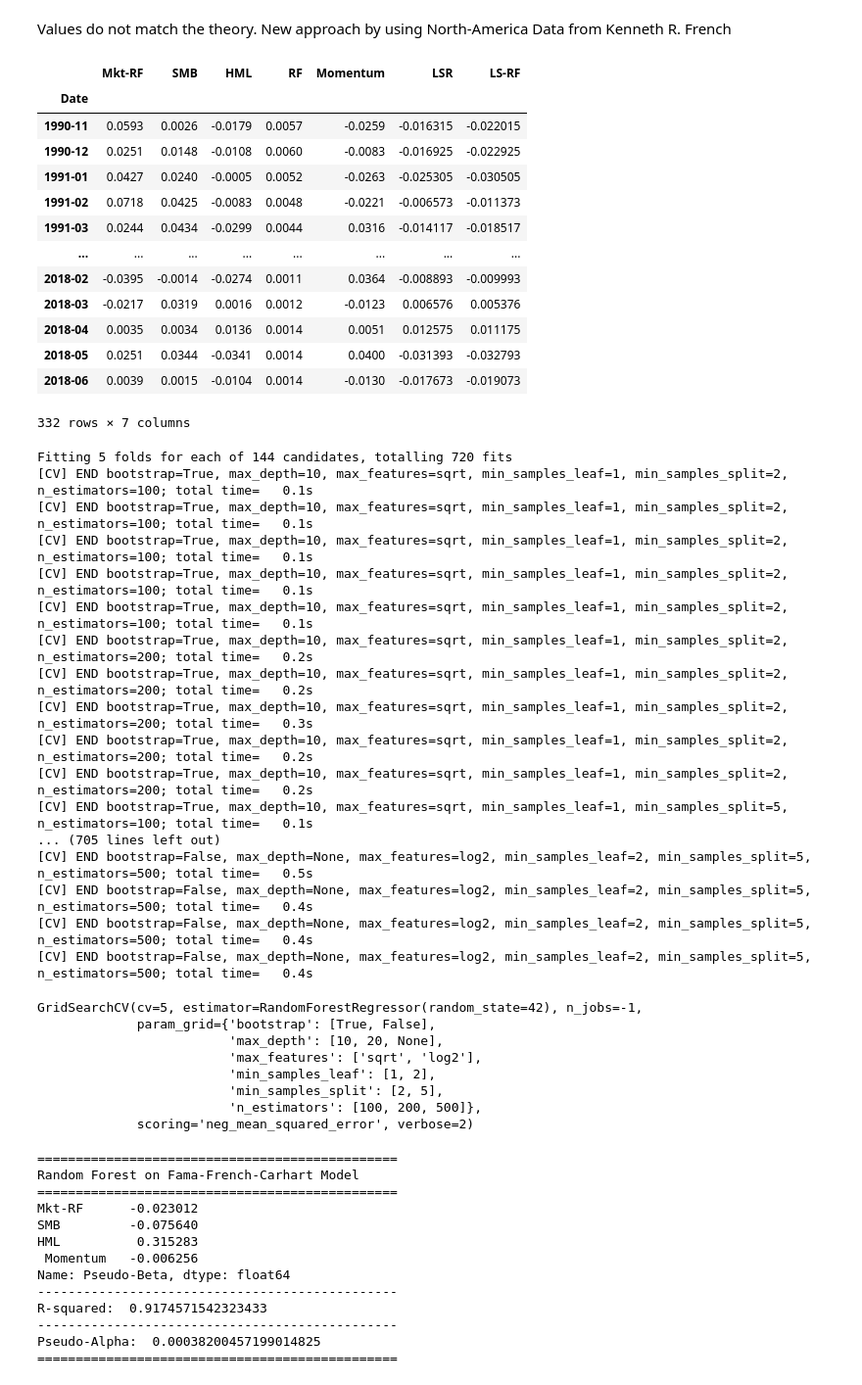
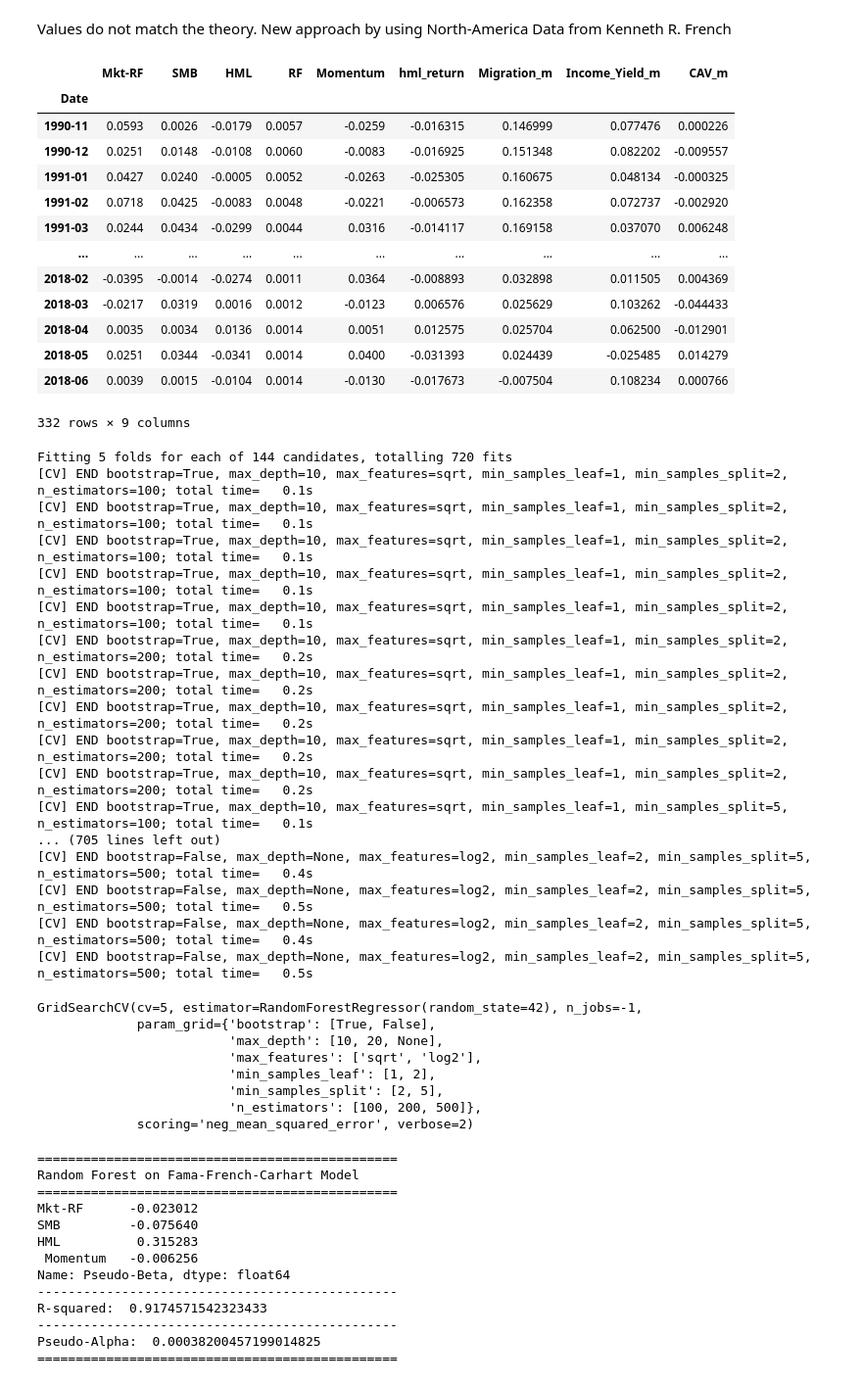
Before and after one commit to justusschenk/valueinvesting, a Jupyter notebook: Fama-French-Carhart.ipynb, the cells around one changed output. Shown at 98% size. Cells and saved outputs as stored; diff of their text form; code cells hidden in the pictures.

```diff
--- a/Fama-French-Carhart.ipynb
+++ b/Fama-French-Carhart.ipynb
@@ -334,60 +334,54 @@ Values do not match the theory. New approach by using North-America Data from Ke
 # %%
 #Preparation of Data for usage
 factors_us = pd.read_csv("Data/North_America_3_Factors.csv", index_col="Date")
 momentum_us = pd.read_csv('Data/North_America_MOM_Factor.csv', index_col='Date')
 momentum_us.index = pd.to_datetime(momentum_us.index.astype(str), format='%Y%m')
 momentum_us.index = momentum_us.index.to_period('M')
 factors_us.index = pd.to_datetime(factors_us.index.astype(str), format='%Y%m')
 factors_us.index = factors_us.index.to_period('M')
 momentum.tail()
 factors_us = factors_us/100
 momentum_us = momentum_us/100
 
 #returns_df = pd.DataFrame(returns)
 #returns_df = returns_df.dropna()
 #returns_df = returns_df.to_period('M')
 
 hml_ret = pd.read_pickle('Data/hml_ret.pkl')
 hml_ret = pd.DataFrame(hml_ret)
 hml_ret.index.rename('Date', inplace=True)
 hml_ret.index = hml_ret.index.to_period('M')
 hml_ret
-"""change_in_aggragate_valuation = pd.read_pickle('Data/change_in_aggregate_valuation.pkl')
-change_in_aggragate_valuation.index = change_in_aggragate_valuation.index.to_period('M')
-change_in_aggragate_valuation.rename(columns={'avg_value':'Change in aggregate valuation'}, inplace=True)
-income_yield = pd.read_pickle('Data/income_yield.pkl')
-income_yield.index = income_yield.index.to_period('M')
-income_yield.rename(columns={'avg_value':'Income Yield'}, inplace=True)
-migration = pd.read_pickle('Data/migration.pkl')
-migration.index = migration.index.to_period('M')
-migration.rename(columns={'avg_value':'Migration'}, inplace=True)"""
+
+return_decomposition_df = pd.read_pickle('Data/return_decomposition_monthly.pkl')
+return_decomposition_df.index.rename('Date', inplace=True)
+return_decomposition_df.index = return_decomposition_df.index.to_period('M')
 
 #decomposition = [change_in_aggragate_valuation, income_yield, migration]
 
 df_us = pd.merge(factors_us, momentum_us, on="Date")
-df_us = pd.merge(df_us, hml_ret, on="Date")
-#df_us = pd.concat([df_us, change_in_aggragate_valuation, income_yield, migration], axis=1, join='inner')
-df_us["LS-RF"] = df_us.hml_return- df_us.RF
+df_us = pd.merge(df_us, return_decomposition_df, on="Date")
+#df_us["LS-RF"] = df_us.hml_return- df_us.RF
 #RF = factors['RF']
 pd.to_pickle(df_us, "df_us.pkl")
 
-df_us.rename(columns={'hml_return':'LSR'}, inplace=True)
+#df_us.rename(columns={'hml_return':'LSR'}, inplace=True)
 df_us
 # %% [output]
-|  | Mkt-RF | SMB | HML | RF | Momentum | LSR | LS-RF |
-| Date |  |  |  |  |  |  |  |
-| 1990-11 | 0.0593 | 0.0026 | -0.0179 | 0.0057 | -0.0259 | -0.016315 | -0.022015 |
-| 1990-12 | 0.0251 | 0.0148 | -0.0108 | 0.0060 | -0.0083 | -0.016925 | -0.022925 |
-| 1991-01 | 0.0427 | 0.0240 | -0.0005 | 0.0052 | -0.0263 | -0.025305 | -0.030505 |
-| 1991-02 | 0.0718 | 0.0425 | -0.0083 | 0.0048 | -0.0221 | -0.006573 | -0.011373 |
-| 1991-03 | 0.0244 | 0.0434 | -0.0299 | 0.0044 | 0.0316 | -0.014117 | -0.018517 |
-| ... | ... | ... | ... | ... | ... | ... | ... |
-| 2018-02 | -0.0395 | -0.0014 | -0.0274 | 0.0011 | 0.0364 | -0.008893 | -0.009993 |
-| 2018-03 | -0.0217 | 0.0319 | 0.0016 | 0.0012 | -0.0123 | 0.006576 | 0.005376 |
-| 2018-04 | 0.0035 | 0.0034 | 0.0136 | 0.0014 | 0.0051 | 0.012575 | 0.011175 |
-| 2018-05 | 0.0251 | 0.0344 | -0.0341 | 0.0014 | 0.0400 | -0.031393 | -0.032793 |
-| 2018-06 | 0.0039 | 0.0015 | -0.0104 | 0.0014 | -0.0130 | -0.017673 | -0.019073 |
+|  | Mkt-RF | SMB | HML | RF | Momentum | hml_return | Migration_m | Income_Yield_m | CAV_m |
+| Date |  |  |  |  |  |  |  |  |  |
+| 1990-11 | 0.0593 | 0.0026 | -0.0179 | 0.0057 | -0.0259 | -0.016315 | 0.146999 | 0.077476 | 0.000226 |
+| 1990-12 | 0.0251 | 0.0148 | -0.0108 | 0.0060 | -0.0083 | -0.016925 | 0.151348 | 0.082202 | -0.009557 |
+| 1991-01 | 0.0427 | 0.0240 | -0.0005 | 0.0052 | -0.0263 | -0.025305 | 0.160675 | 0.048134 | -0.000325 |
+| 1991-02 | 0.0718 | 0.0425 | -0.0083 | 0.0048 | -0.0221 | -0.006573 | 0.162358 | 0.072737 | -0.002920 |
+| 1991-03 | 0.0244 | 0.0434 | -0.0299 | 0.0044 | 0.0316 | -0.014117 | 0.169158 | 0.037070 | 0.006248 |
+| ... | ... | ... | ... | ... | ... | ... | ... | ... | ... |
+| 2018-02 | -0.0395 | -0.0014 | -0.0274 | 0.0011 | 0.0364 | -0.008893 | 0.032898 | 0.011505 | 0.004369 |
+| 2018-03 | -0.0217 | 0.0319 | 0.0016 | 0.0012 | -0.0123 | 0.006576 | 0.025629 | 0.103262 | -0.044433 |
+| 2018-04 | 0.0035 | 0.0034 | 0.0136 | 0.0014 | 0.0051 | 0.012575 | 0.025704 | 0.062500 | -0.012901 |
+| 2018-05 | 0.0251 | 0.0344 | -0.0341 | 0.0014 | 0.0400 | -0.031393 | 0.024439 | -0.025485 | 0.014279 |
+| 2018-06 | 0.0039 | 0.0015 | -0.0104 | 0.0014 | -0.0130 | -0.017673 | -0.007504 | 0.108234 | 0.000766 |
-332 rows × 7 columns
+332 rows × 9 columns
 # %%
 #Hyperparameter tuning grid
 from sklearn.model_selection import GridSearchCV
@@ -418,15 +412,15 @@ Fitting 5 folds for each of 144 candidates, totalling 720 fits
 [CV] END bootstrap=True, max_depth=10, max_features=sqrt, min_samples_leaf=1, min_samples_split=2, n_estimators=100; total time=   0.1s
 [CV] END bootstrap=True, max_depth=10, max_features=sqrt, min_samples_leaf=1, min_samples_split=2, n_estimators=200; total time=   0.2s
 [CV] END bootstrap=True, max_depth=10, max_features=sqrt, min_samples_leaf=1, min_samples_split=2, n_estimators=200; total time=   0.2s
-[CV] END bootstrap=True, max_depth=10, max_features=sqrt, min_samples_leaf=1, min_samples_split=2, n_estimators=200; total time=   0.3s
+[CV] END bootstrap=True, max_depth=10, max_features=sqrt, min_samples_leaf=1, min_samples_split=2, n_estimators=200; total time=   0.2s
 [CV] END bootstrap=True, max_depth=10, max_features=sqrt, min_samples_leaf=1, min_samples_split=2, n_estimators=200; total time=   0.2s
 [CV] END bootstrap=True, max_depth=10, max_features=sqrt, min_samples_leaf=1, min_samples_split=2, n_estimators=200; total time=   0.2s
 [CV] END bootstrap=True, max_depth=10, max_features=sqrt, min_samples_leaf=1, min_samples_split=5, n_estimators=100; total time=   0.1s
 ... (705 lines left out)
+[CV] END bootstrap=False, max_depth=None, max_features=log2, min_samples_leaf=2, min_samples_split=5, n_estimators=500; total time=   0.4s
 [CV] END bootstrap=False, max_depth=None, max_features=log2, min_samples_leaf=2, min_samples_split=5, n_estimators=500; total time=   0.5s
 [CV] END bootstrap=False, max_depth=None, max_features=log2, min_samples_leaf=2, min_samples_split=5, n_estimators=500; total time=   0.4s
-[CV] END bootstrap=False, max_depth=None, max_features=log2, min_samples_leaf=2, min_samples_split=5, n_estimators=500; total time=   0.4s
-[CV] END bootstrap=False, max_depth=None, max_features=log2, min_samples_leaf=2, min_samples_split=5, n_estimators=500; total time=   0.4s
+[CV] END bootstrap=False, max_depth=None, max_features=log2, min_samples_leaf=2, min_samples_split=5, n_estimators=500; total time=   0.5s
 GridSearchCV(cv=5, estimator=RandomForestRegressor(random_state=42), n_jobs=-1,
              param_grid={'bootstrap': [True, False],
                          'max_depth': [10, 20, None],
```
Also changed, not shown: parts of 5 cells of this notebook, 20 other files.
